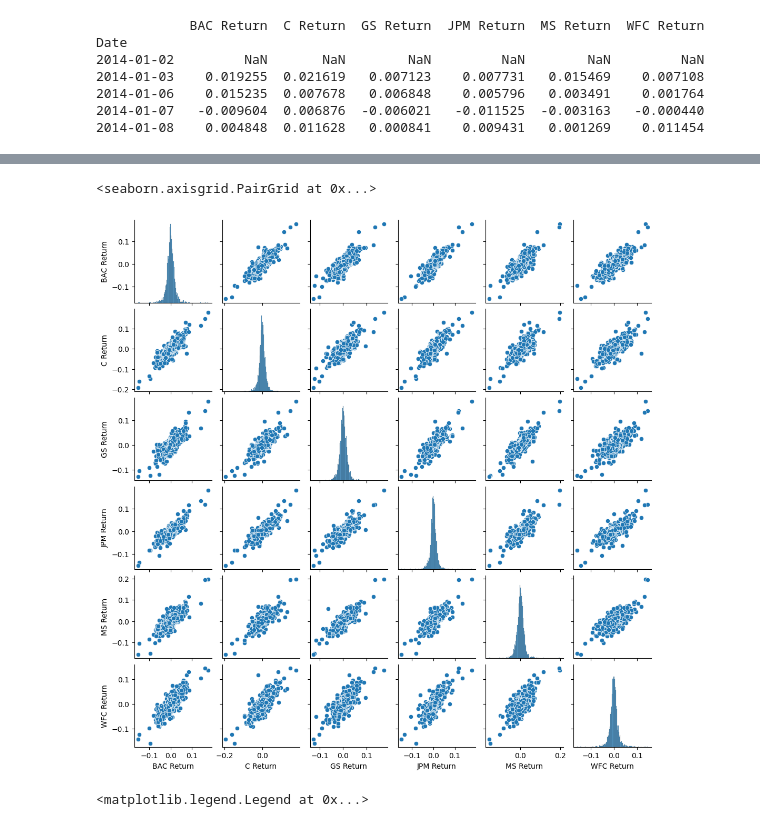
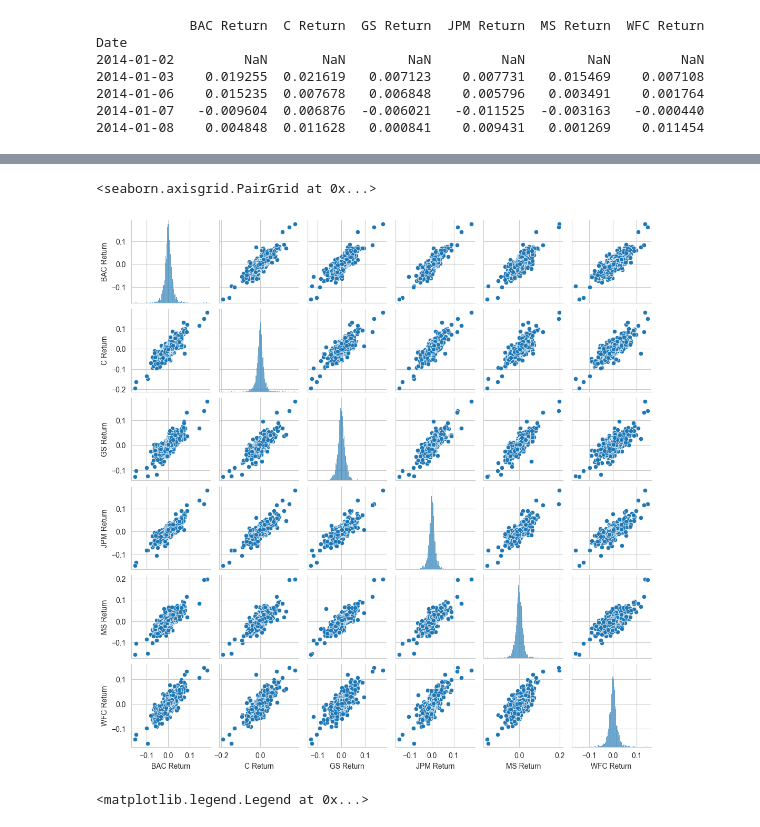
Before and after one commit to AdityaGhatnekar/Exploring_stock_data_with_yfinance, a Jupyter notebook: Exploring_stock_data_with_yfinance.ipynb, the cells around one changed output, grey strips where cells are left out. Drawn from its saved outputs; the diff is of its cells as text; code cells hidden in the pictures.

```diff
--- a/Exploring_stock_data_with_yfinance.ipynb
+++ b/Exploring_stock_data_with_yfinance.ipynb
@@ -124,11 +128,12 @@ Year
 # %%
 # Exploring corr between data points and trying to make out any outliers.
+sns.set_style('whitegrid')
 sns.pairplot(returns, height=1.8, dropna = True)
 
 # No surprises and no anomalies detected
 # %% [output]
 <seaborn.axisgrid.PairGrid at 0x...>
-[figure, old version]
+[figure, new version]
 # %%
 # Visualizing stock close over time
 for tick in tickers:
```
Also changed, not shown: parts of 10 cells of this notebook.
